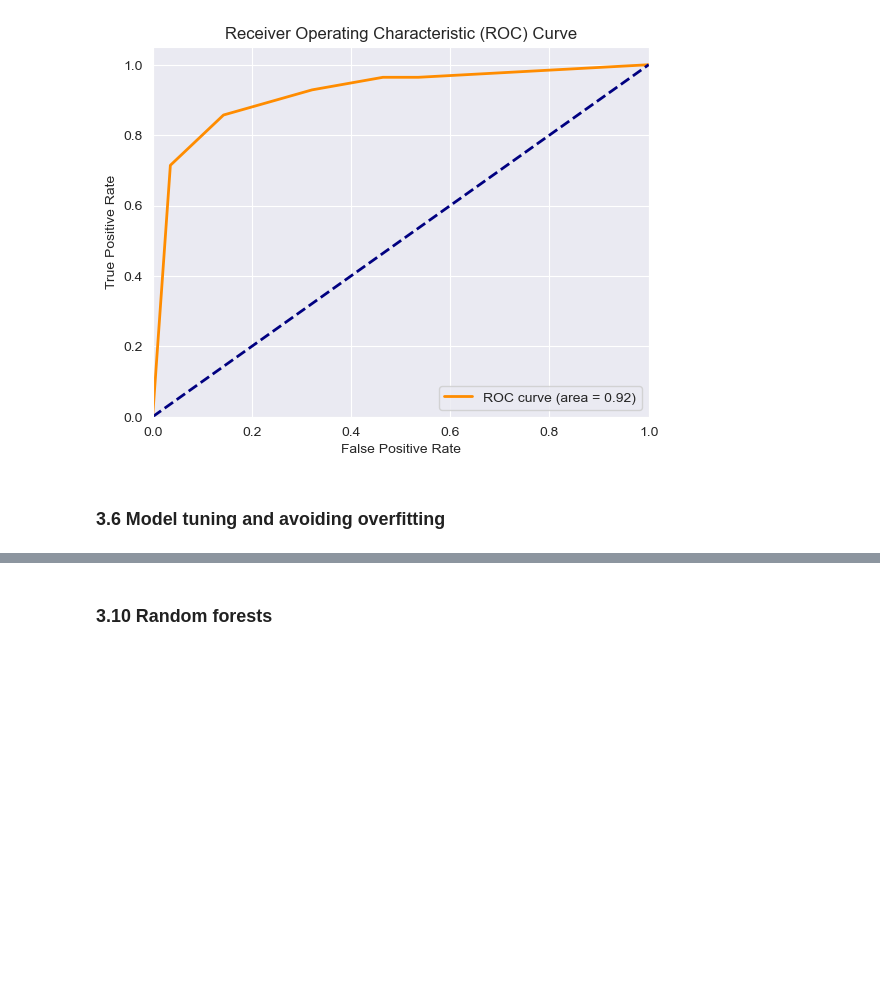
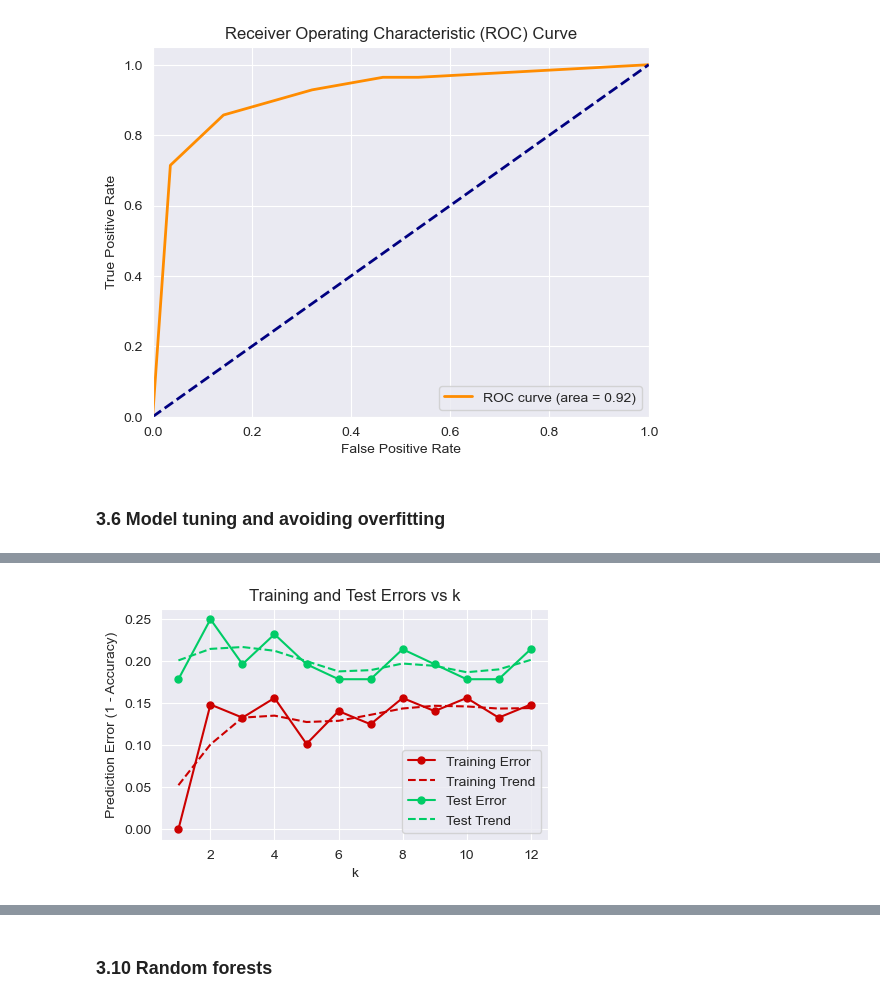
Before and after one commit to olxssa/computational_genomics, a Jupyter notebook: Module3_Supervised_Learning.ipynb, the cells around one changed output, grey strips where cells are left out. Saved outputs shown, nothing was run; the diff lists cells and outputs as text; code cells hidden in the pictures; blank space fills up the shorter version.

```diff
--- a/Module3_Supervised_Learning.ipynb
+++ b/Module3_Supervised_Learning.ipynb
@@ -350,0 +423,58 @@ plt.show()
+# %%
+# Looking at training and testing data
+
+from sklearn.neighbors import KNeighborsClassifier
+from sklearn.metrics import accuracy_score
+from scipy.ndimage import gaussian_filter1d
+
+# Set random seed
+np.random.seed(31)
+
+# Define k values
+k_values = np.arange(1, 13)
+
+# Placeholder for errors
+train_err = []
+test_err = []
+
+# Split features and labels
+X_train = training.iloc[:, 2:].values
+y_train = training.iloc[:, 0].values
+X_test = testing.iloc[:, 2:].values
+y_test = testing.iloc[:, 0].values
+
+for k in k_values:
+    # Create the k-NN model
+    knn = KNeighborsClassifier(n_neighbors=k)
+    knn.fit(X_train, y_train)
+
+    # Predictions on training set
+    y_train_pred = knn.predict(X_train)
+    train_accuracy = accuracy_score(y_train, y_train_pred)
+    train_error = 1 - train_accuracy
+    train_err.append(train_error)
+
+    # Predictions on testing set
+    y_test_pred = knn.predict(X_test)
+    test_accuracy = accuracy_score(y_test, y_test_pred)
+    test_error = 1 - test_accuracy
+    test_err.append(test_error)
+
+# Plot training error
+plt.figure(figsize=(5, 3))
+plt.plot(k_values, train_err, 'o-', color='#CC0000', label='Training Error', markersize=5)
+plt.plot(k_values, gaussian_filter1d(train_err, sigma=1), '--', color='#CC0000', label='Training Trend')
+
+# Plot test error
+plt.plot(k_values, test_err, 'o-', color='#00CC66', label='Test Error', markersize=5)
+plt.plot(k_values, gaussian_filter1d(test_err, sigma=1), '--', color='#00CC66', label='Test Trend')
+
+# Formatting the plot
+plt.xlabel('k')
+plt.ylabel('Prediction Error (1 - Accuracy)')
+plt.title('Training and Test Errors vs k')
+plt.legend(loc='lower right')
+plt.grid(True)
+plt.show()
+# %% [output]
+[figure, added]
```
Also changed, not shown: parts of 18 cells of this notebook, 1 other file.
